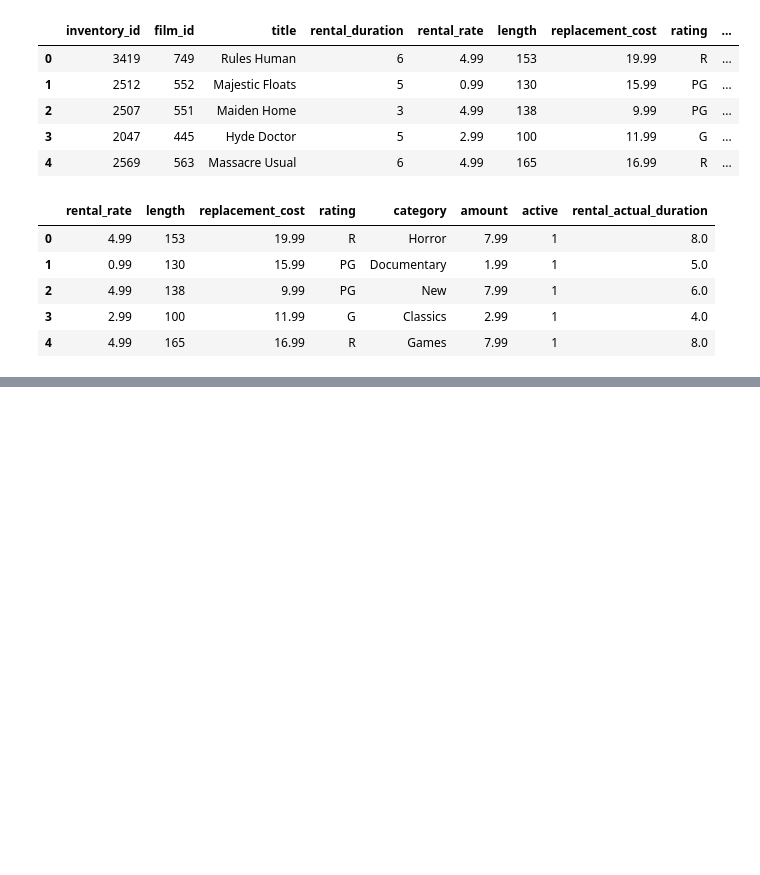
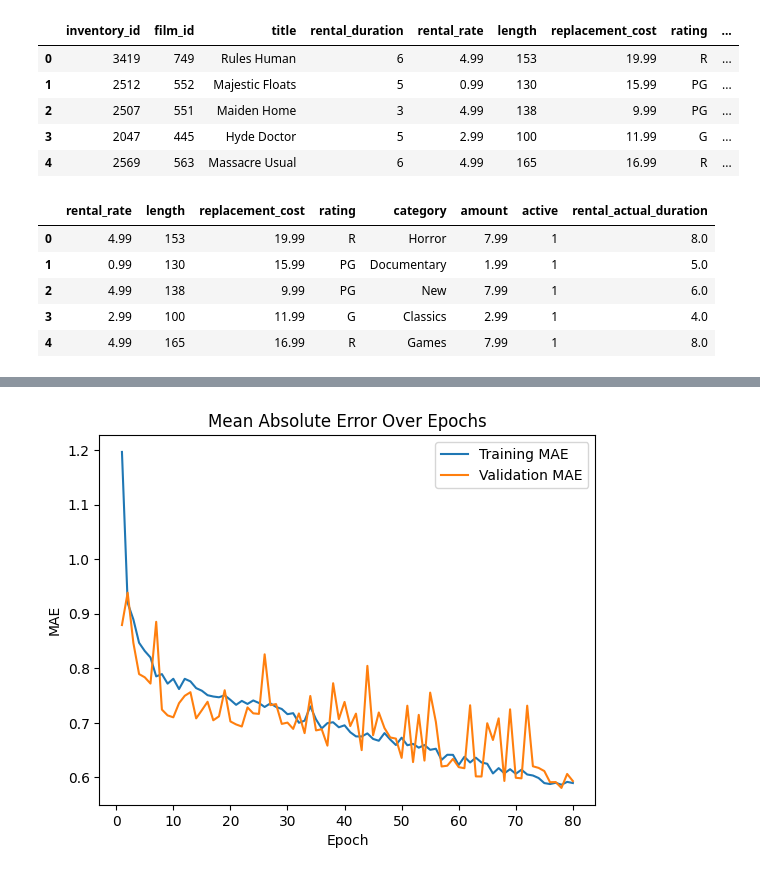
Before and after one commit to saromaddy/dvdrentaldl, a Jupyter notebook: rentaldayapproach.ipynb, the cells around one changed output, grey strips where cells are left out. Saved outputs shown, nothing was run; the diff lists cells and outputs as text; code cells hidden in the pictures; blank space fills up the shorter version.

```diff
--- a/rentaldayapproach.ipynb
+++ b/rentaldayapproach.ipynb
@@ -54,0 +75,2 @@ df.head()
+# %%
+x_train,x_test,y_train,y_test = train_test_split(x,y,test_size=0.25)
@@ -54,0 +95,18 @@ df.head()
+# %%
+model1 = Sequential()
+# Input layer (match input shape to your data)
+model1.add(Dense(512, input_dim=x_train.shape[1], activation='relu'))
+
+# Hidden layers
+model1.add(Dense(256, activation='relu'))
+model1.add(Dense(256, activation='relu'))
+model1.add(Dense(128, activation='relu'))
+model1.add(Dense(128, activation='relu'))
+model1.add(Dense(64, activation='relu'))
+model1.add(Dense(16, activation='relu'))
+
+
+model1.add(Dense(1))
+
+# Compile the model for regression with 'mse' loss function
+model1.compile(optimizer='adam', loss='mean_squared_error', metrics=[MeanSquaredError(), MeanAbsoluteError()])
@@ -54,0 +139,2 @@ df.head()
+# %%
+result = model1.fit(x_train, y_train, epochs=80, validation_data=(x_test, y_test))
@@ -54,0 +178,3 @@ df.head()
+# %%
+result_df = pd.DataFrame(result.history)
+result_df
@@ -54,0 +195,12 @@ df.head()
+# %%
+# Plot Mean Absolute Error (MAE) over epochs
+plt.plot(range(1, 81), result_df['mean_absolute_error'], label='Training MAE')
+plt.plot(range(1, 81), result_df['val_mean_absolute_error'], label='Validation MAE')
+
+plt.title('Mean Absolute Error Over Epochs')
+plt.xlabel('Epoch')
+plt.ylabel('MAE')
+plt.legend()
+plt.show()
+# %% [output]
+[figure, added]
```
Also changed, not shown: parts of 23 cells of this notebook, 2 other files.
